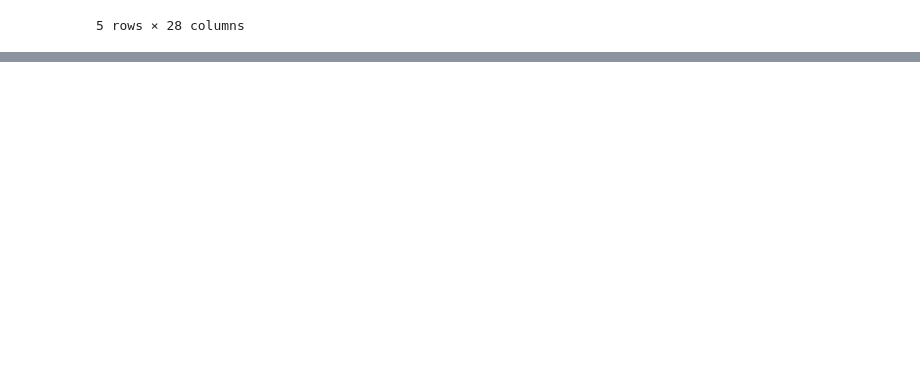
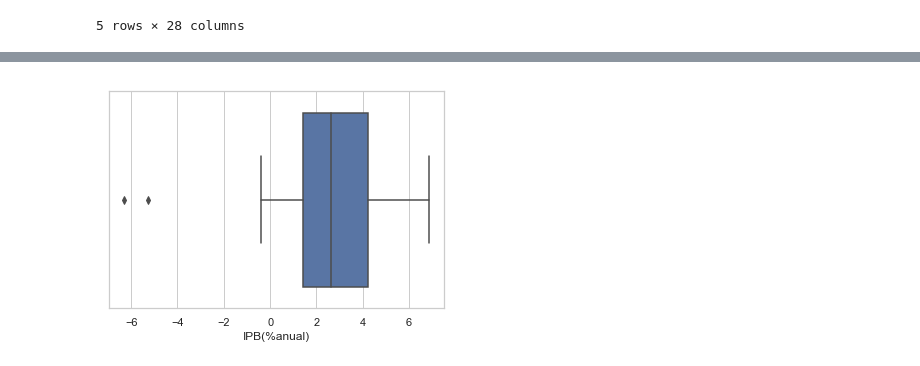
Before and after one commit to Afri-cola/Kschool-TFM, a Jupyter notebook: Inversion Española en México.ipynb, the cells around one changed output, grey strips where cells are left out. Saved outputs shown, nothing was run; the diff lists cells and outputs as text; code cells hidden in the pictures; blank space fills up the shorter version.

```diff
--- a/Inversion Española en México.ipynb
+++ b/Inversion Española en México.ipynb
@@ -173,0 +180,5 @@ df_mex_var.describe()
+# %%
+sns.set_theme(style="whitegrid")
+ax = sns.boxplot(x=df_mex_var['IPB(%anual)'])
+# %% [output]
+[figure, added]
```
Also changed, not shown: parts of 7 cells of this notebook.
